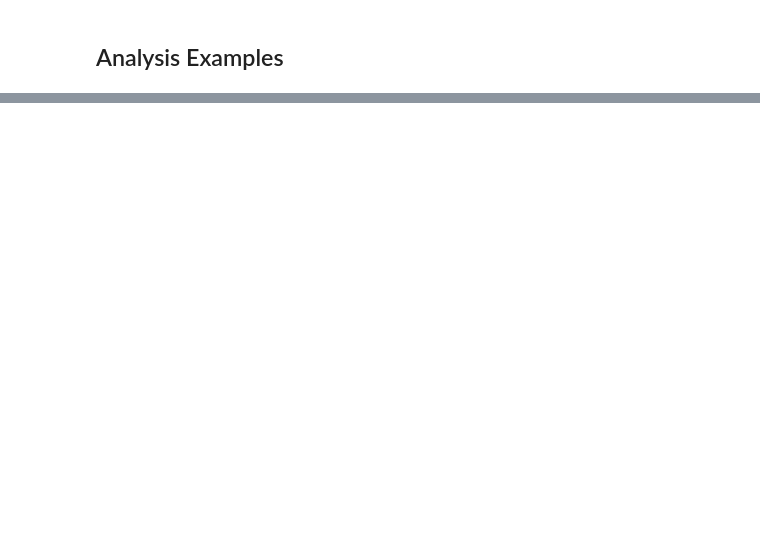
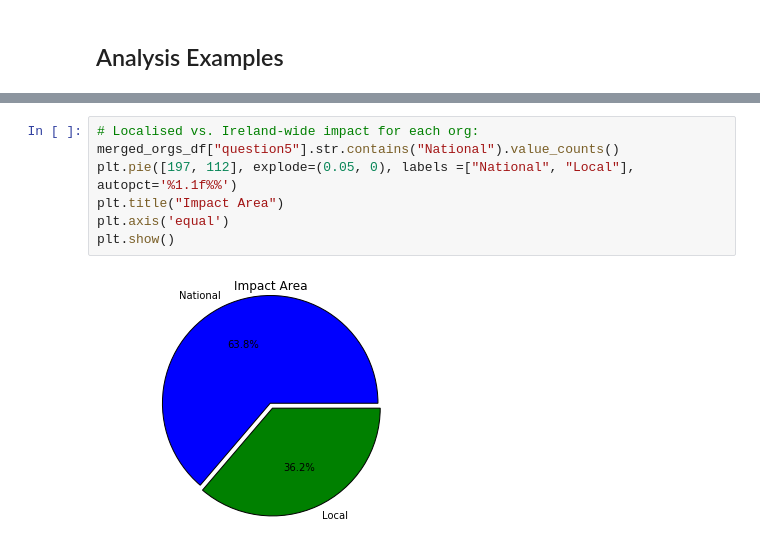
Before and after one commit to Zhenxingzhang/Ashoka_Data_Analysis, a Jupyter notebook: AshokaData.ipynb, the cells around one changed output, grey strips where cells are left out. Cells and saved outputs as stored; diff of their text form; blank space fills up the shorter version.

```diff
--- a/AshokaData.ipynb
+++ b/AshokaData.ipynb
@@ -170,0 +257,9 @@ orgs_year.value_counts().sort_index().plot.bar(figsize=(16, 6))
+# %%
+# Localised vs. Ireland-wide impact for each org:
+merged_orgs_df["question5"].str.contains("National").value_counts()
+plt.pie([197, 112], explode=(0.05, 0), labels =["National", "Local"],  autopct='%1.1f%%')
+plt.title("Impact Area")
+plt.axis('equal')
+plt.show()
+# %% [output]
+[figure, added]
```
Also changed, not shown: parts of 15 cells of this notebook, 1 other file.
